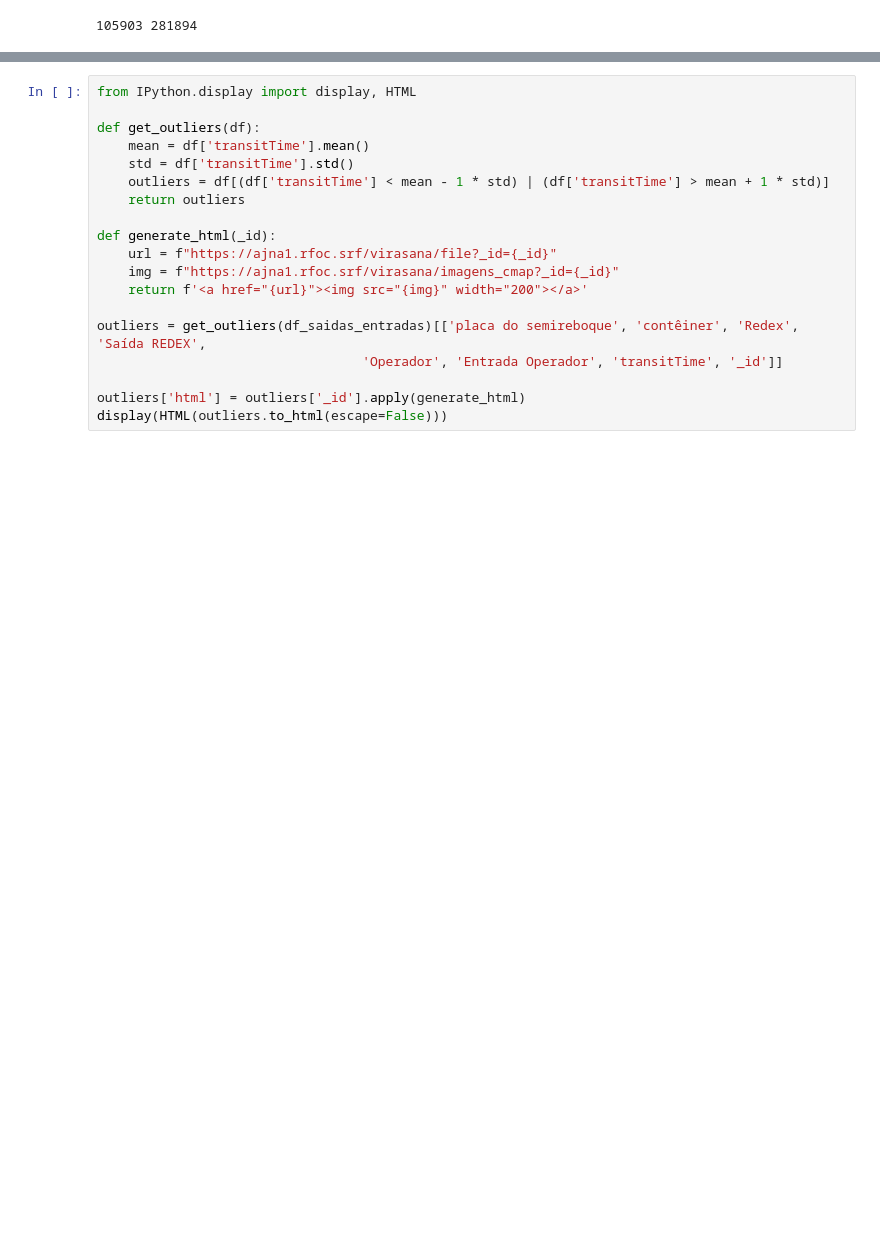
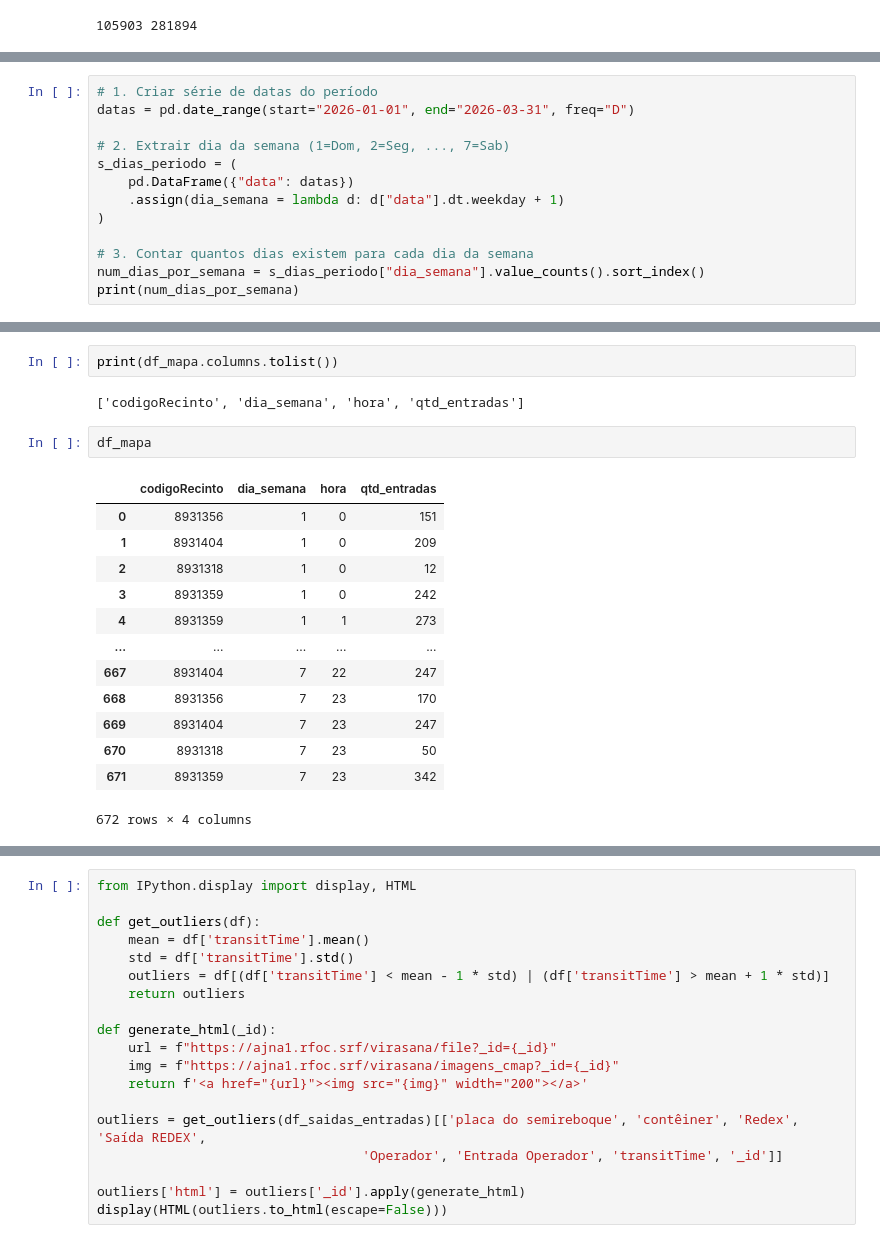
Before and after one commit to IvanBrasilico/virasana, a Jupyter notebook: virasana/notebooks/TransitTimeRedex.ipynb, the cells around one changed output, grey strips where cells are left out. Drawn from its saved outputs; the diff is of its cells as text; blank space fills up the shorter version.

```diff
--- a/virasana/notebooks/TransitTimeRedex.ipynb
+++ b/virasana/notebooks/TransitTimeRedex.ipynb
@@ -297,0 +260,13 @@ df_saidas_entradas
+# %%
+# 1. Criar série de datas do período
+datas = pd.date_range(start="2026-01-01", end="2026-03-31", freq="D")
+
+# 2. Extrair dia da semana (1=Dom, 2=Seg, ..., 7=Sab)
+s_dias_periodo = (
+    pd.DataFrame({"data": datas})
+    .assign(dia_semana = lambda d: d["data"].dt.weekday + 1)
+)
+
+# 3. Contar quantos dias existem para cada dia da semana
+num_dias_por_semana = s_dias_periodo["dia_semana"].value_counts().sort_index()
+print(num_dias_por_semana)
@@ -297,0 +369,20 @@ df_saidas_entradas
+# %%
+print(df_mapa.columns.tolist())
+# %% [output]
+['codigoRecinto', 'dia_semana', 'hora', 'qtd_entradas']
+# %%
+df_mapa
+# %% [output]
+|  | codigoRecinto | dia_semana | hora | qtd_entradas |
+| 0 | 8931356 | 1 | 0 | 151 |
+| 1 | 8931404 | 1 | 0 | 209 |
+| 2 | 8931318 | 1 | 0 | 12 |
+| 3 | 8931359 | 1 | 0 | 242 |
+| 4 | 8931359 | 1 | 1 | 273 |
+| ... | ... | ... | ... | ... |
+| 667 | 8931404 | 7 | 22 | 247 |
+| 668 | 8931356 | 7 | 23 | 170 |
+| 669 | 8931404 | 7 | 23 | 247 |
+| 670 | 8931318 | 7 | 23 | 50 |
+| 671 | 8931359 | 7 | 23 | 342 |
+672 rows × 4 columns
```
Also changed, not shown: parts of 19 cells of this notebook, 2 other files.
